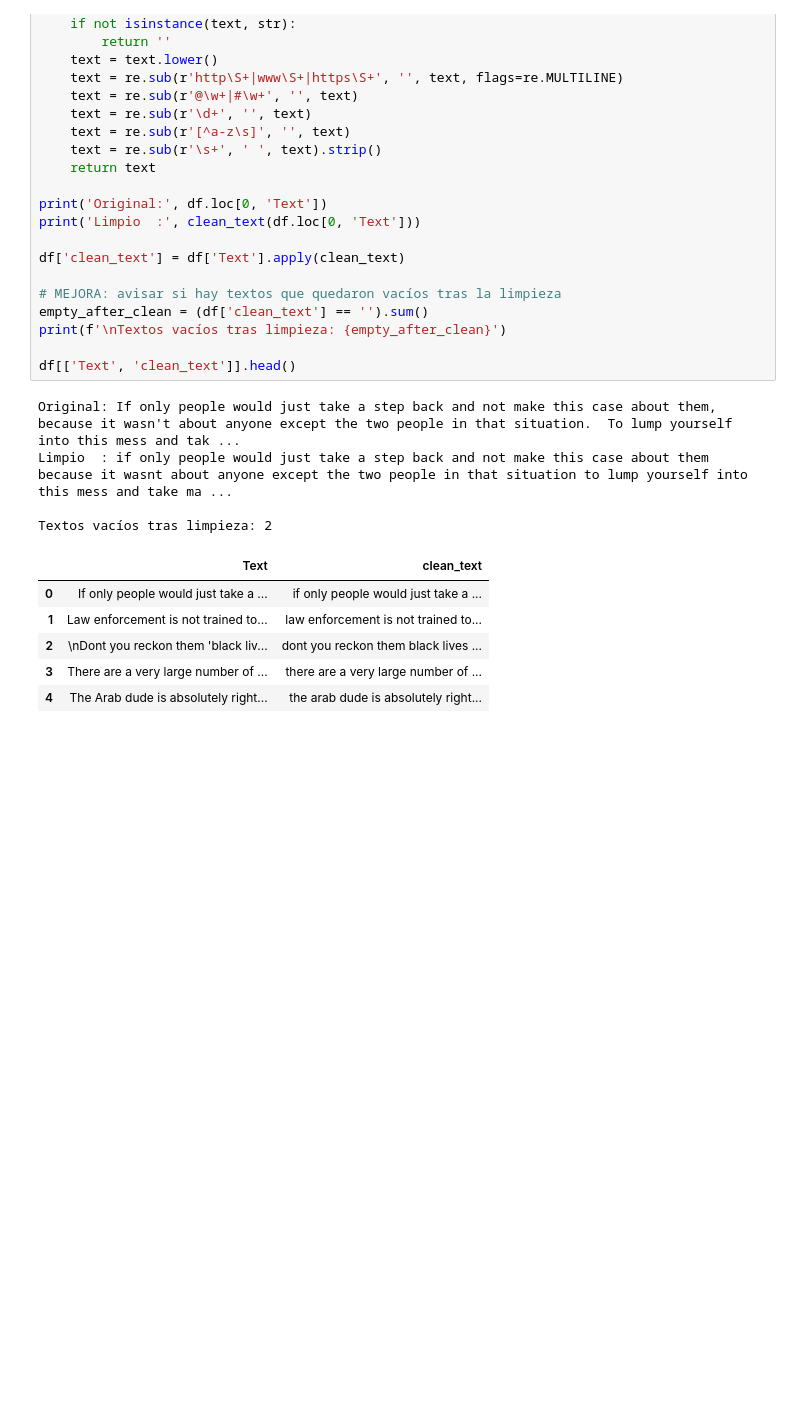
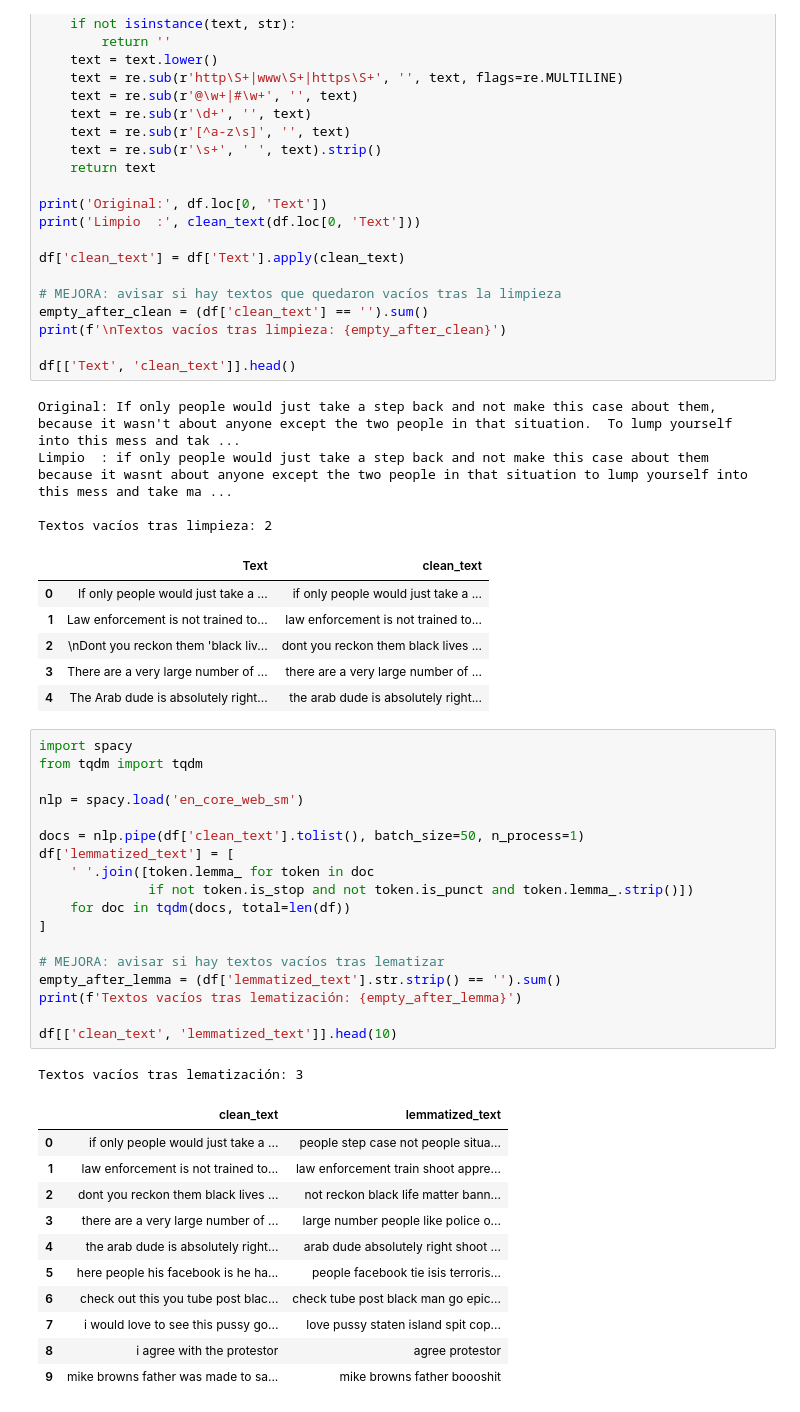
Before and after one commit to Bootcamp-IA-P6/Project_9_NLP_Team2, a Jupyter notebook: notebooks/00_eda_V04.ipynb, the cells around one changed output. Cells and saved outputs as stored; diff of their text form; blank space fills up the shorter version.

```diff
--- a/notebooks/00_eda_V04.ipynb
+++ b/notebooks/00_eda_V04.ipynb
@@ -210,3 +210,34 @@ Textos vacíos tras limpieza: 2
 | 2 | \nDont you reckon them 'black liv... | dont you reckon them black lives ... |
 | 3 | There are a very large number of ... | there are a very large number of ... |
 | 4 | The Arab dude is absolutely right... | the arab dude is absolutely right... |
+# %%
+import spacy
+from tqdm import tqdm
+
+nlp = spacy.load('en_core_web_sm')
+
+docs = nlp.pipe(df['clean_text'].tolist(), batch_size=50, n_process=1)
+df['lemmatized_text'] = [
+    ' '.join([token.lemma_ for token in doc
+              if not token.is_stop and not token.is_punct and token.lemma_.strip()])
+    for doc in tqdm(docs, total=len(df))
+]
+
+# MEJORA: avisar si hay textos vacíos tras lematizar
+empty_after_lemma = (df['lemmatized_text'].str.strip() == '').sum()
+print(f'Textos vacíos tras lematización: {empty_after_lemma}')
+
+df[['clean_text', 'lemmatized_text']].head(10)
+# %% [output]
+Textos vacíos tras lematización: 3
+|  | clean_text | lemmatized_text |
+| 0 | if only people would just take a ... | people step case not people situa... |
+| 1 | law enforcement is not trained to... | law enforcement train shoot appre... |
+| 2 | dont you reckon them black lives ... | not reckon black life matter bann... |
+| 3 | there are a very large number of ... | large number people like police o... |
+| 4 | the arab dude is absolutely right... | arab dude absolutely right shoot ... |
+| 5 | here people his facebook is he ha... | people facebook tie isis terroris... |
+| 6 | check out this you tube post blac... | check tube post black man go epic... |
+| 7 | i would love to see this pussy go... | love pussy staten island spit cop... |
+| 8 | i agree with the protestor | agree protestor |
+| 9 | mike browns father was made to sa... | mike browns father boooshit |
```
Also changed, not shown: parts of 1 cell of this notebook.
